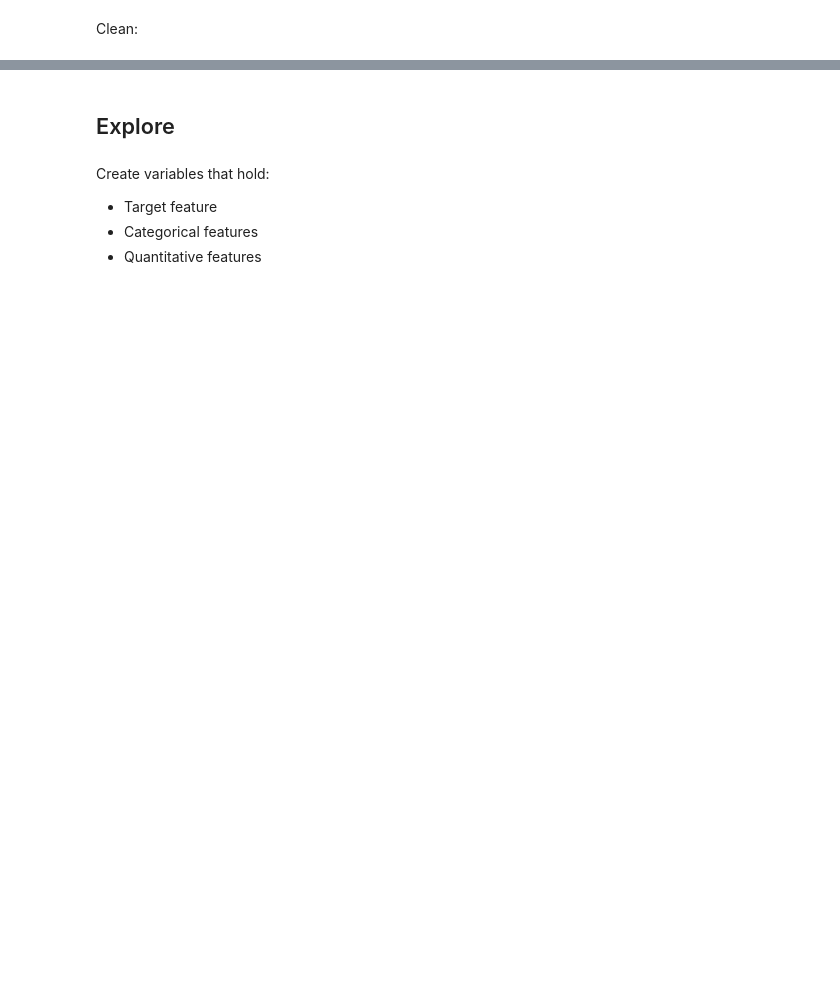
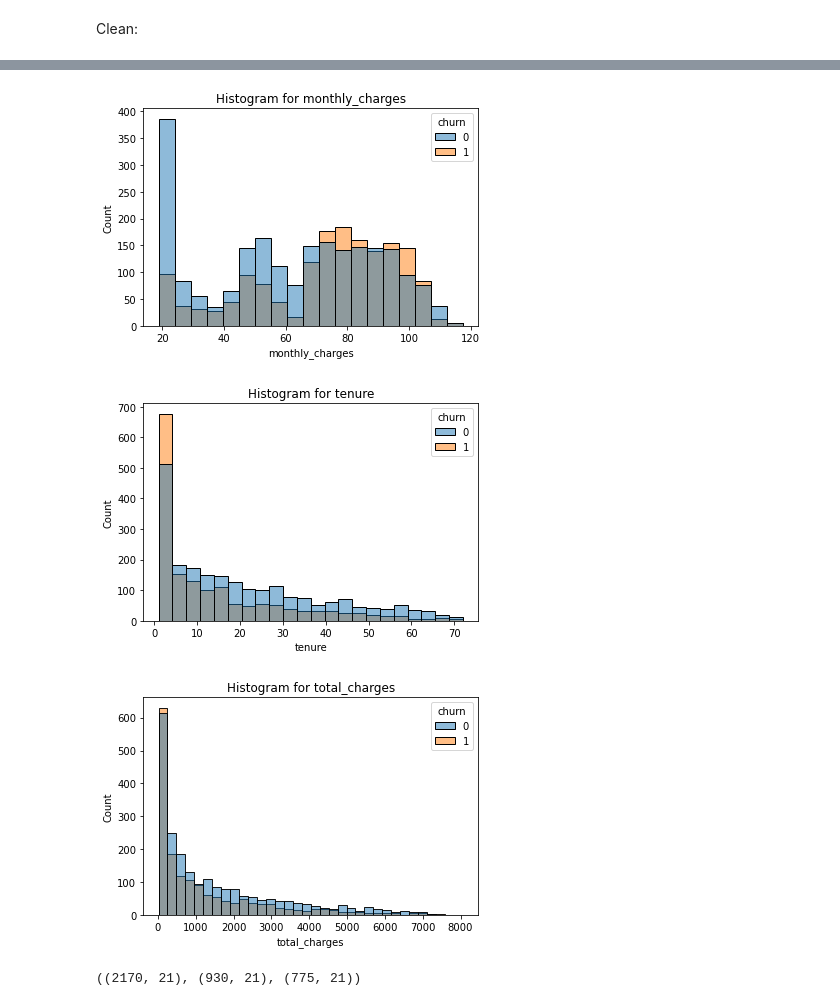
Before and after one commit to Jason-Tellez/classification-project, a Jupyter notebook: first-notebook.ipynb, the cells around one changed output, grey strips where cells are left out. Cells and saved outputs as stored; diff of their text form; code cells hidden in the pictures; blank space fills up the shorter version.

```diff
--- a/first-notebook.ipynb
+++ b/first-notebook.ipynb
@@ -236,3 +201,29 @@ df.drop(columns='customer_id', inplace=True)
+# %%
+# Separate variables into target, categorical, and quantitative for easier exploration and viz
+
+target = ['churn']
+
+cat_vars = ['senior_citizen',
+ 'partner',
+ 'dependents',
+ 'phone_service',
+ 'multiple_lines',
+ 'online_security',
+ 'device_protection',
+ 'tech_support',
+ 'streaming_tv',
+ 'streaming_movies',
+ 'paperless_billing',
+ 'gender_Male',
+ 'internet_service_type_Fiber optic',
+ 'internet_service_type_None',
+ 'payment_type_Credit card (automatic)',
+ 'payment_type_Electronic check',
+ 'payment_type_Mailed check']
+
+quant_vars = ['monthly_charges',
+             'tenure',
+             'total_charges']
 # %%
 df.head(5)
 # %% [output]
@@ -289,3 +284,12 @@ Split the data: Train, Validate, Test
+# %%
+for quant in quant_vars:
+    plt.title(f'Histogram for {quant}')
+    sns.histplot(x=df[quant], hue=df.churn)
+    plt.show()
+# %% [output]
+[figure, added]
+[figure, added]
+[figure, added]
 # %%
 def train_validate_test_split(df, target, seed=123):
     '''
@@ -303,3 +307,10 @@ def train_validate_test_split(df, target, seed=123):
                                        random_state=seed,
                                        stratify=train_validate[target])
     return train, validate, test
+
+target = 'churn'
+train, validate, test = train_validate_test_split(df, target, seed=123)
+
+train.shape,validate.shape,test.shape
+# %% [output]
+((2170, 21), (930, 21), (775, 21))
@@ -313,7 +316,0 @@ train.shape, validate.shape, test.shape,
-# %% [markdown]
-## Explore
-# %% [markdown]
-Create variables that hold:
-- Target feature
-- Categorical features
-- Quantitative features
```
Also changed, not shown: parts of 43 cells of this notebook.
